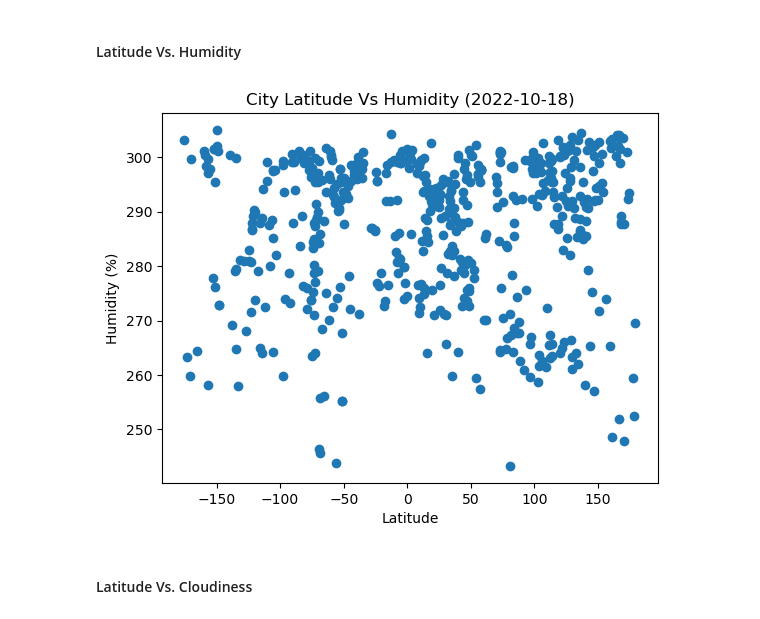
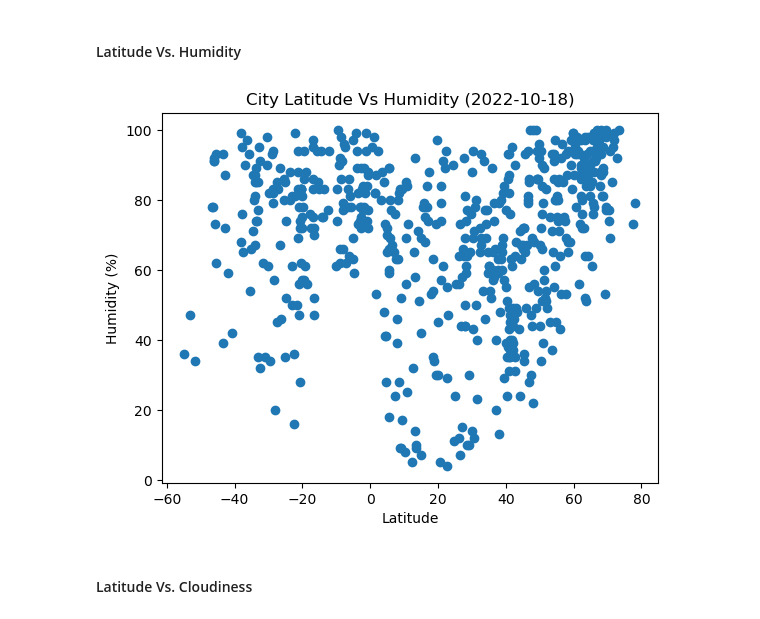
Before and after one commit to R-D-B-C-S/API, a Jupyter notebook: WeatherPy/WeatherPy.ipynb, the cells around one changed output. Drawn from its saved outputs; the diff is of its cells as text; code cells hidden in the pictures.

```diff
--- a/WeatherPy/WeatherPy.ipynb
+++ b/WeatherPy/WeatherPy.ipynb
@@ -225,24 +239,24 @@ plt.show()
 # %%
 # Build the scatter plots for latitude vs. humidity
 # YOUR CODE HERE
 
 # Incorporate the other graph properties
 # YOUR CODE HERE
 
 x =city_data_df[["Lat"]]
-y = city_data_df[["Max Temp"]]
+y = city_data_df[["Humidity"]]
 plt.scatter(x,y)
 plt.xlabel('Latitude')
 plt.ylabel('Humidity (%)')
 plt.title('City Latitude Vs Humidity (2022-10-18)')
 
 # Save the figure
 plt.savefig("output_data/Fig2.png")
 
 # Show plot
 plt.show()
 # %% [output]
-[figure, old version]
+[figure, new version]
 # %% [markdown]
 #### Latitude Vs. Cloudiness
 # %%
```
Also changed, not shown: parts of 29 cells of this notebook, 7 other files.
